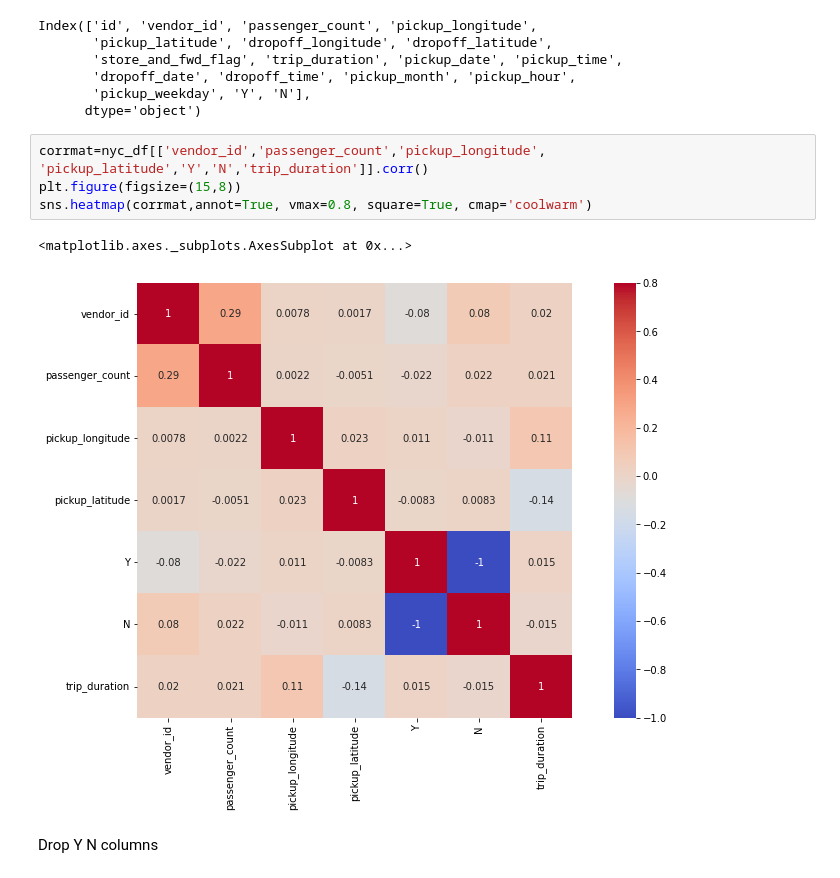
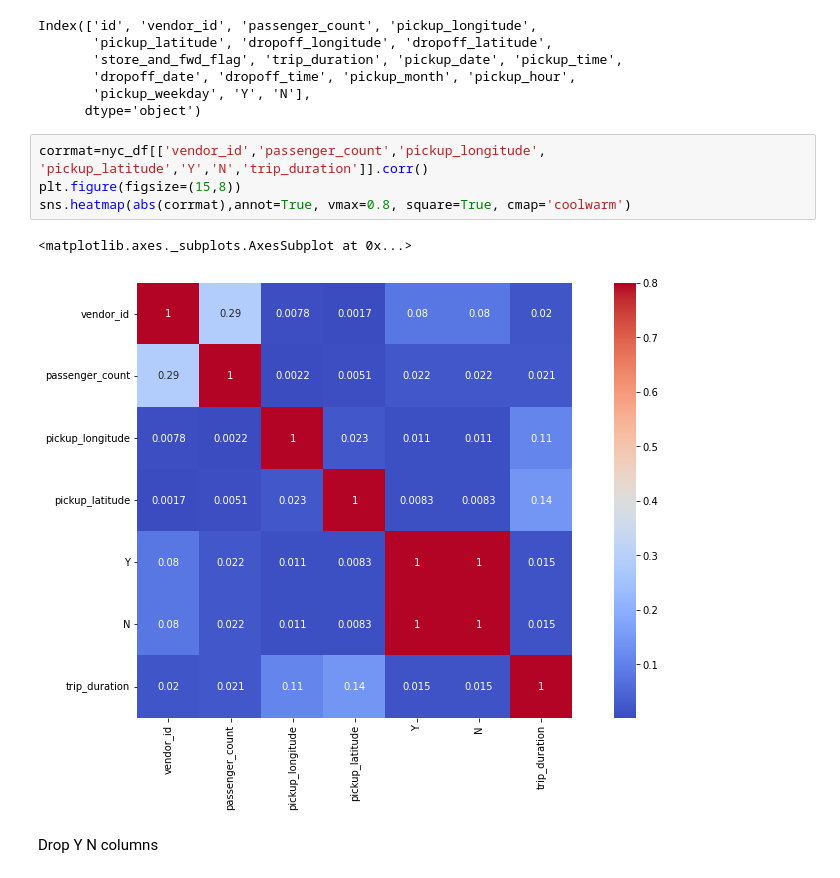
Before and after one commit to Shashwat-spyder/NYC-Taxi-Trip-Time, a Jupyter notebook: NYC_Taxi_Trip_Time_Prediction_Capstone_Project.ipynb, the cells around one changed output. Cells and saved outputs as stored; diff of their text form.

```diff
--- a/NYC_Taxi_Trip_Time_Prediction_Capstone_Project.ipynb
+++ b/NYC_Taxi_Trip_Time_Prediction_Capstone_Project.ipynb
@@ -445,10 +446,10 @@ Index(['id', 'vendor_id', 'passenger_count', 'pickup_longitude',
 # %%
 corrmat=nyc_df[['vendor_id','passenger_count','pickup_longitude', 'pickup_latitude','Y','N','trip_duration']].corr()
 plt.figure(figsize=(15,8))
-sns.heatmap(corrmat,annot=True, vmax=0.8, square=True, cmap='coolwarm')
+sns.heatmap(abs(corrmat),annot=True, vmax=0.8, square=True, cmap='coolwarm')
 # %% [output]
 <matplotlib.axes._subplots.AxesSubplot at 0x...>
-[figure, old version]
+[figure, new version]
 # %% [markdown]
 Drop Y N columns
 # %%
```
Also changed, not shown: parts of 23 cells of this notebook.
